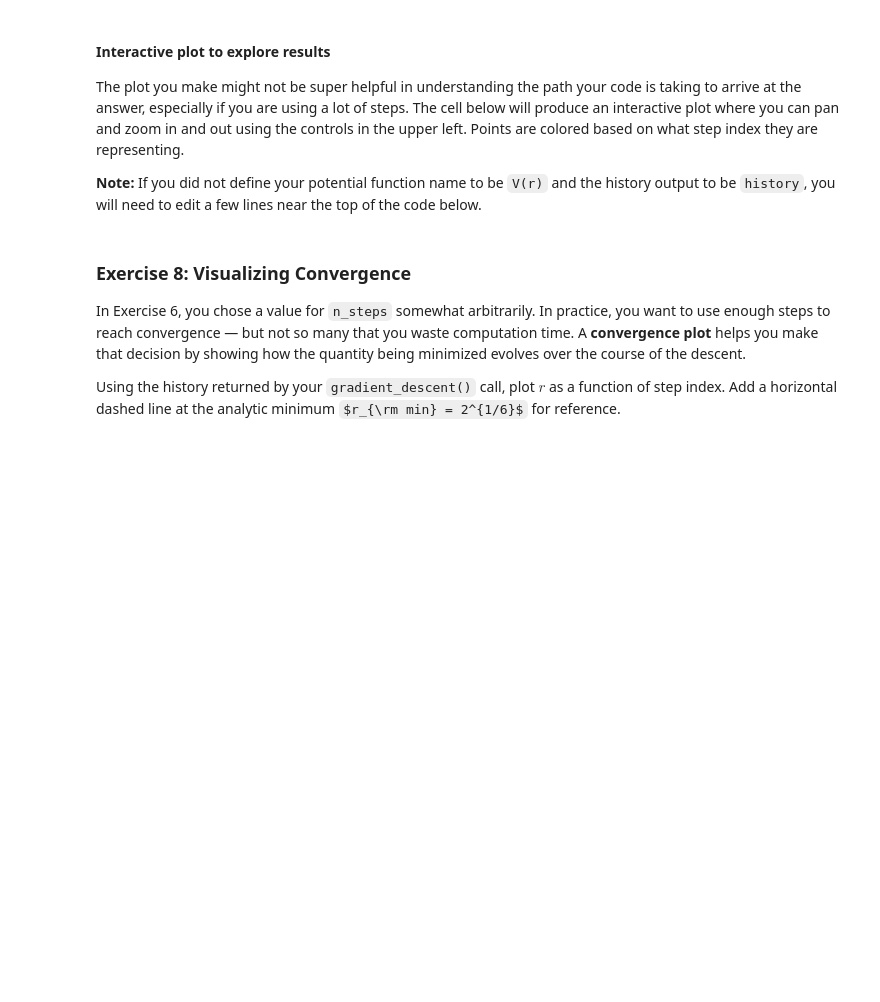
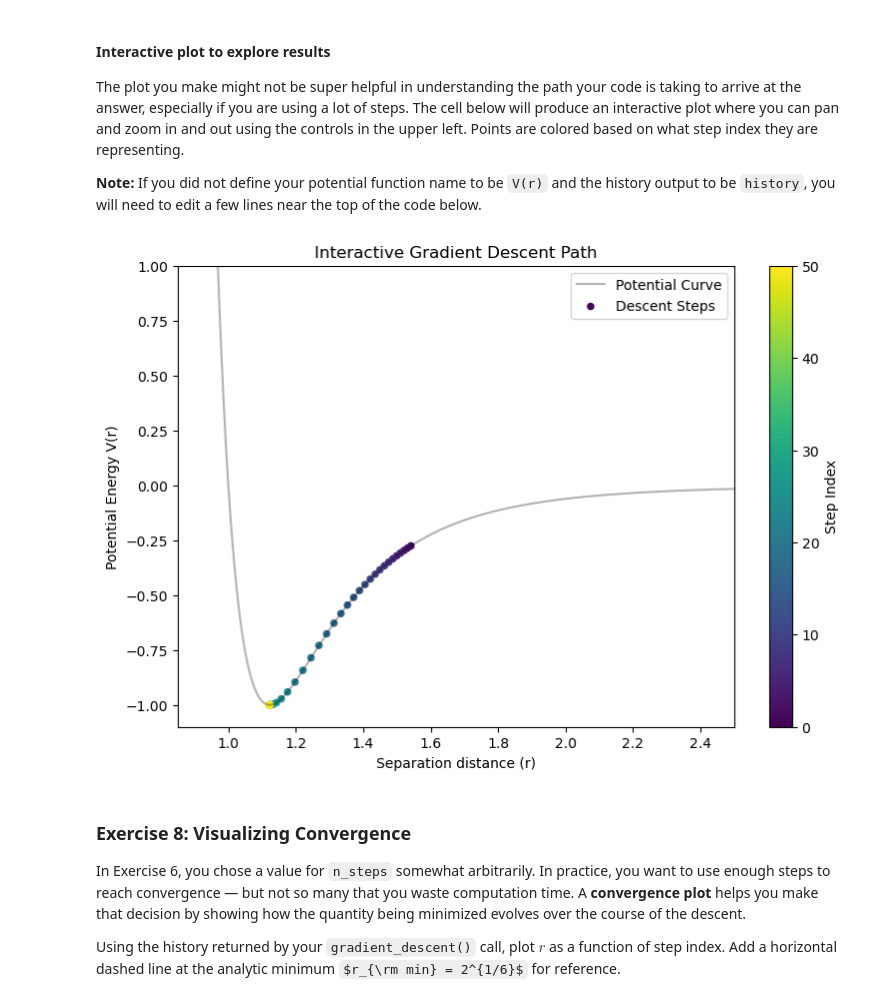
Before and after one commit to jackriegger88/numerical-methods, a Jupyter notebook: assignments/week_08/integration_gradients.ipynb, the cells around one changed output. Drawn from its saved outputs; the diff is of its cells as text; code cells hidden in the pictures; some formulas as TeX source; blank space fills up the shorter version.

```diff
--- a/assignments/week_08/integration_gradients.ipynb
+++ b/assignments/week_08/integration_gradients.ipynb
@@ -334,72 +471,36 @@ The plot you make might not be super helpful in understanding the path your code
 
 **Note:** If you did not define your potential function name to be `V(r)` and the history output to be `history`, you will need to edit a few lines near the top of the code below.
 # %%
-import plotly.graph_objects as go
-import numpy as np
-
-#EDIT THIS IF YOUR OUTPUT OF THE GRADIENT DESCENT HISTORY IS NOT ASSIGNED TO THE VARIABLE history
-history=history
-
-# UNCOMMENT AND EDIT THE RETURN OF THIS FUNCTION IF YOU DID NOT CALL YOUR POTENTIAL FUNCTION V(r):
-#def V(r):
-#   return my_function_name(r)
-
-r_plot = np.linspace(0.9, 2.5, 500)
-history_arr = np.array(history)
-n_steps = len(history_arr)
 
 
+import matplotlib.pyplot as plt
 
-# color each point by its step index
-colors = np.arange(n_steps)
+# 1. Prepare data for the interactive plot
+r_vals = np.linspace(0.85, 2.5, 500)
+v_vals = V(r_vals)
 
-fig = go.Figure()
+# 2. Create the plot
+fig, ax = plt.subplots(figsize=(9, 6))
+ax.plot(r_vals, v_vals, 'k-', alpha=0.3, label='Potential Curve')
 
-# potential curve
-fig.add_trace(go.Scatter(
-    x=r_plot,
-    y=V(r_plot),
-    mode='lines',
-    line=dict(color='steelblue', width=2),
-    name='V(r)'
-))
+# 3. Plot the history with a colormap to show the "flow" of time
+# Step 0 will be one color, Step N will be another.
+sc = ax.scatter(history, [V(r) for r in history],
+                c=range(len(history)), cmap='viridis',
+                edgecolor='none', s=30, label='Descent Steps')
 
-# descent trajectory, colored by step index
-fig.add_trace(go.Scatter(
-    x=history_arr,
-    y=V(history_arr),
-    mode='markers',
-    marker=dict(
-        size=6,
-        color=colors,
-        colorscale='Plasma',
-        colorbar=dict(title='Step'),
-        showscale=True
-    ),
-    text=[f'Step {i}<br>r = {r:.5f}<br>V(r) = {V(r):.5f}' #
-          for i, r in enumerate(history_arr)],
-    hoverinfo='text',
-    name='Descent trajectory'
-))
+# 4. Formatting and Interactive Controls
+ax.set_ylim(-1.1, 1.0)
+ax.set_xlim(0.85, 2.5)
+ax.set_xlabel('Separation distance (r)')
+ax.set_ylabel('Potential Energy V(r)')
+ax.set_title('Interactive Gradient Descent Path')
+plt.colorbar(sc, label='Step Index')
+ax.legend()
 
-# analytic minimum
-fig.add_vline(
-    x=2**(1/6),
-    line_dash='dash',
-    line_color='gray',
-    annotation_text='r_min = 2^(1/6)',
-    annotation_position='top right'
-)
-
-fig.update_layout(
-    title='Gradient Descent on the Lennard-Jones Potential',
-    xaxis_title='r / σ',
-    yaxis_title='V(r) / ε',
-    yaxis_range=[-1.5, 1.5],
-    legend=dict(x=0.75, y=0.95)
-)
-
-fig.show()
+plt.show()
+# %% [output]
+[figure, added]
 # %% [markdown]
 ### Exercise 8: Visualizing Convergence
 
```
Also changed, not shown: parts of 10 cells of this notebook, 1 other file.
